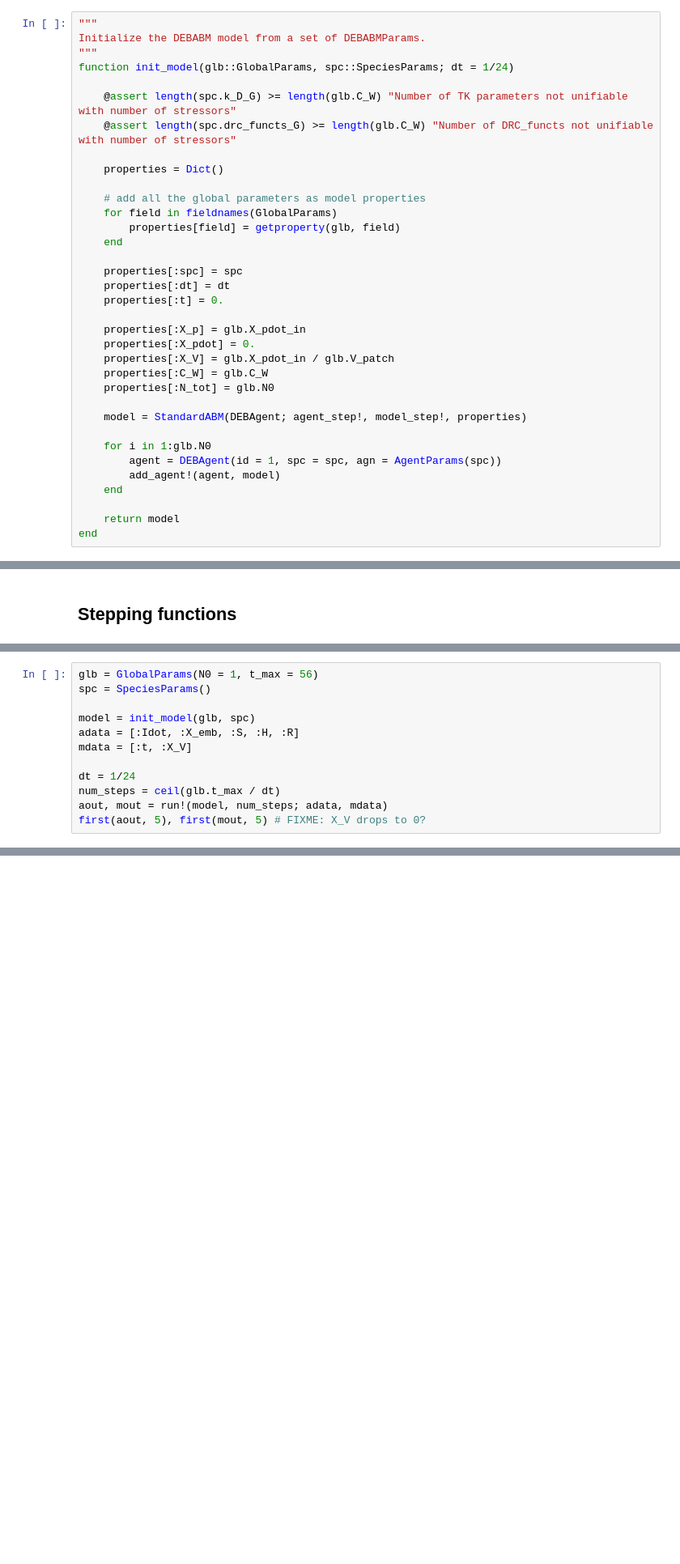
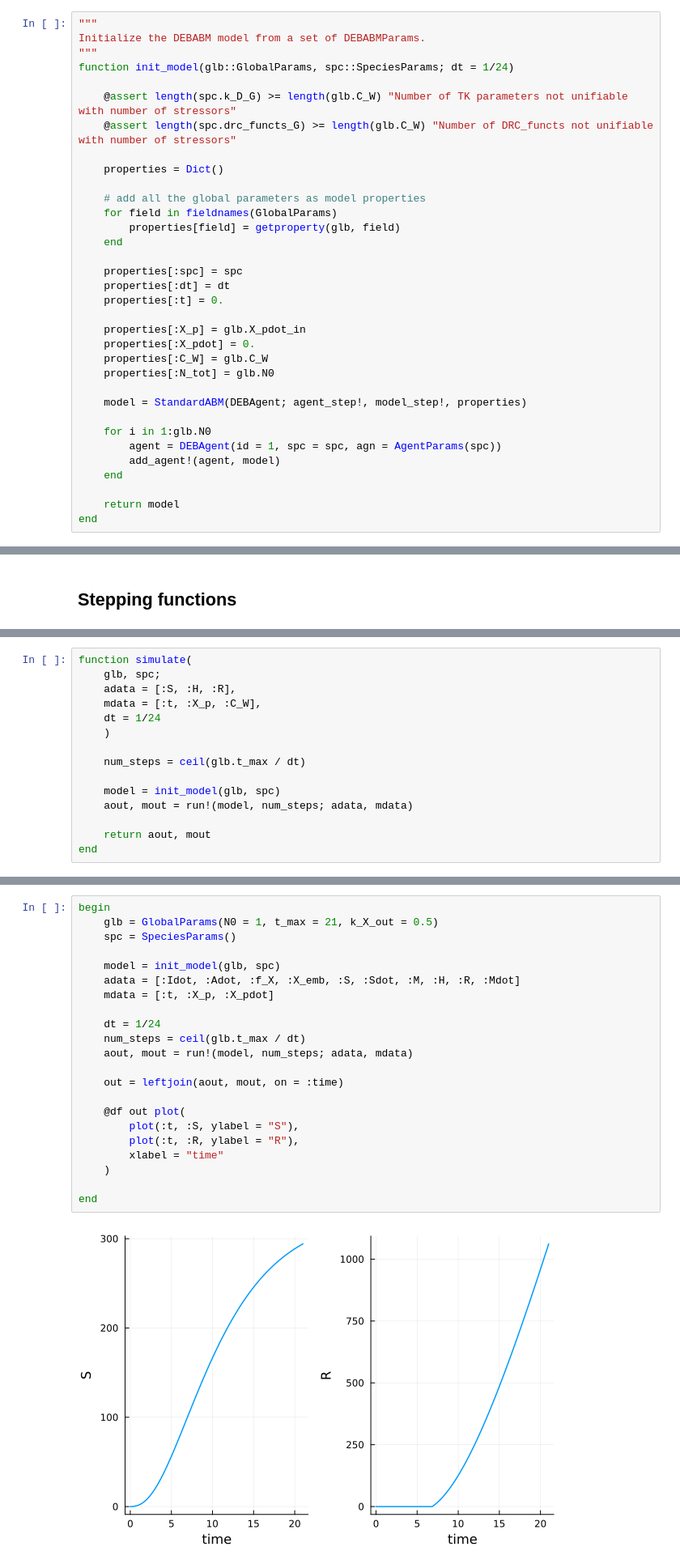
Before and after one commit to SimonHansul/DEBBase.jl, a Jupyter notebook: dev/implement_BaseABM.ipynb, the cells around one changed output, grey strips where cells are left out. Shown at 81% size. Saved outputs shown, nothing was run; the diff lists cells and outputs as text; blank space fills up the shorter version.

Commit message:
removed type specification modelfunctions --> integration with ABM?

```diff
--- a/dev/implement_BaseABM.ipynb
+++ b/dev/implement_BaseABM.ipynb
@@ -126,7 +126,6 @@ function init_model(glb::GlobalParams, spc::SpeciesParams; dt = 1/24)
 
     properties[:X_p] = glb.X_pdot_in
     properties[:X_pdot] = 0.
-    properties[:X_V] = glb.X_pdot_in / glb.V_patch
     properties[:C_W] = glb.C_W
     properties[:N_tot] = glb.N0
 
@@ -272,15 +272,18 @@ end
 # %% [output]
 agent_step!
 # %%
-glb = GlobalParams(N0 = 1, t_max = 56)
-spc = SpeciesParams()
+function simulate(
+    glb, spc;
+    adata = [:S, :H, :R],
+    mdata = [:t, :X_p, :C_W],
+    dt = 1/24
+    )
 
-model = init_model(glb, spc)
-adata = [:Idot, :X_emb, :S, :H, :R]
-mdata = [:t, :X_V]
+    num_steps = ceil(glb.t_max / dt)
 
-dt = 1/24
-num_steps = ceil(glb.t_max / dt)
-aout, mout = run!(model, num_steps; adata, mdata)
-first(aout, 5), first(mout, 5) # FIXME: X_V drops to 0?
+    model = init_model(glb, spc)
+    aout, mout = run!(model, num_steps; adata, mdata)
+
+    return aout, mout
+end
 # %% [output]
@@ -320,0 +312,24 @@ end
+# %%
+begin
+    glb = GlobalParams(N0 = 1, t_max = 21, k_X_out = 0.5)
+    spc = SpeciesParams()
+
+    model = init_model(glb, spc)
+    adata = [:Idot, :Adot, :f_X, :X_emb, :S, :Sdot, :M, :H, :R, :Mdot]
+    mdata = [:t, :X_p, :X_pdot]
+
+    dt = 1/24
+    num_steps = ceil(glb.t_max / dt)
+    aout, mout = run!(model, num_steps; adata, mdata)
+
+    out = leftjoin(aout, mout, on = :time)
+
+    @df out plot(
+        plot(:t, :S, ylabel = "S"),
+        plot(:t, :R, ylabel = "R"),
+        xlabel = "time"
+    )
+
+end
+# %% [output]
+[figure, added]
```
Also changed, not shown: parts of 10 cells of this notebook, 4 other files.
